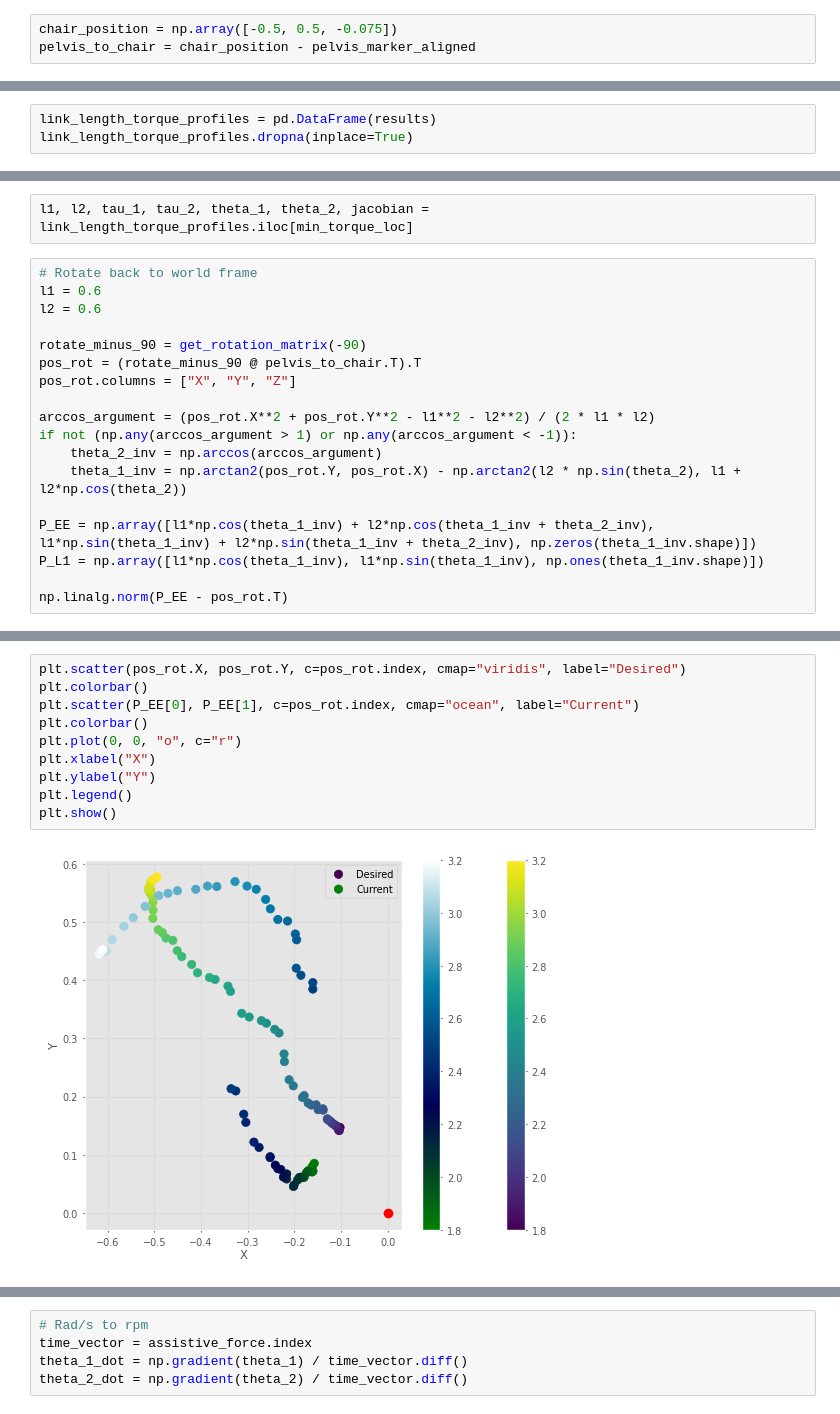
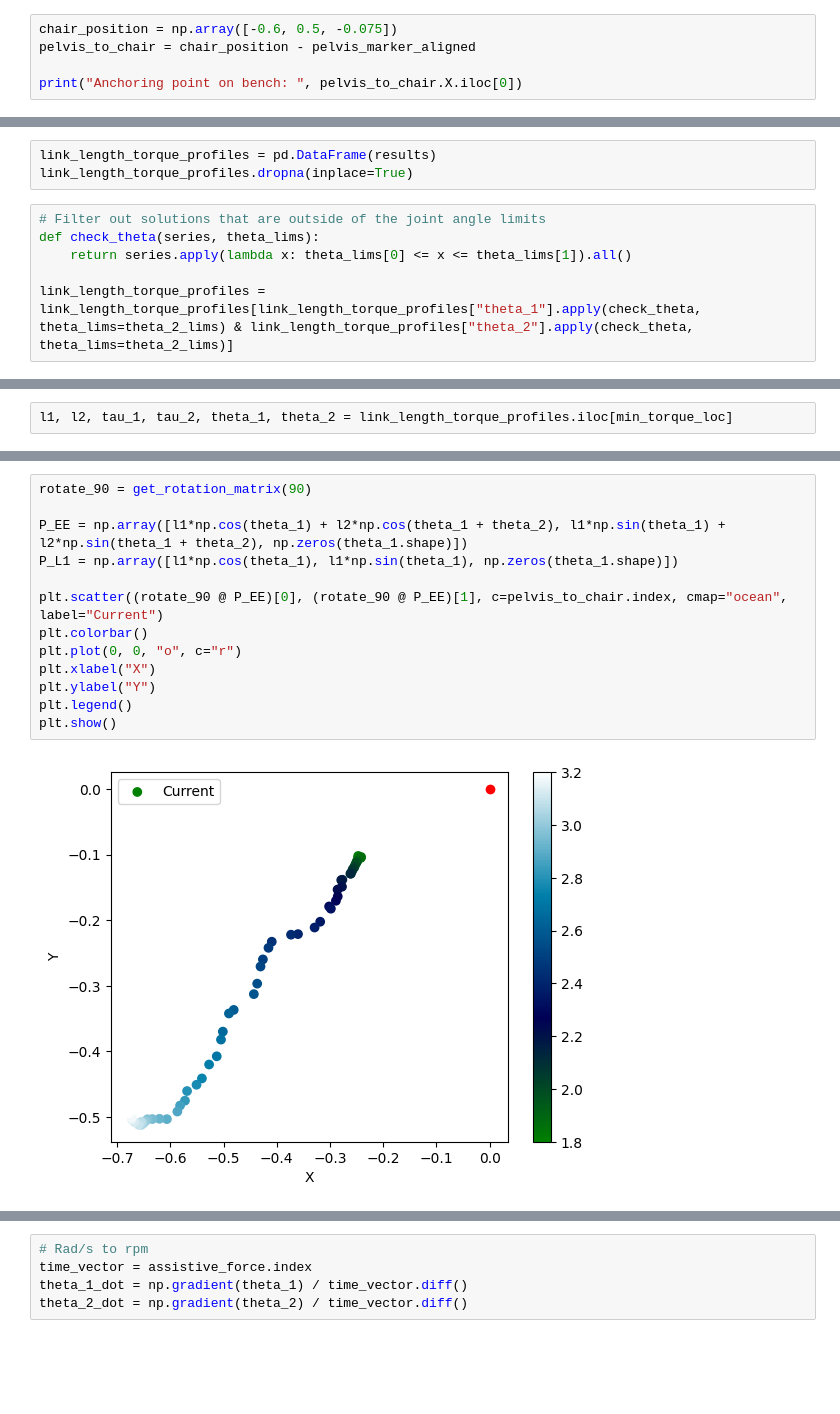
Before and after one commit to Harvard-Slade-Lab/assistive-arm, a Jupyter notebook: notebooks/optimal_length.ipynb, the cells around one changed output, grey strips where cells are left out. Cells and saved outputs as stored; diff of their text form; blank space fills up the shorter version.

```diff
--- a/notebooks/optimal_length.ipynb
+++ b/notebooks/optimal_length.ipynb
@@ -67,5 +69,7 @@ assistive_force *= 100
 # %% [markdown]
 ### Get distance vector from pelvis to anchor point
 # %%
-chair_position = np.array([-0.5, 0.5, -0.075])
+chair_position = np.array([-0.6, 0.5, -0.075])
 pelvis_to_chair = chair_position - pelvis_marker_aligned
+
+print("Anchoring point on bench: ", pelvis_to_chair.X.iloc[0])
@@ -168,3 +170,9 @@ Minimum stretched length:  0.8125806578745655
 # %%
 link_length_torque_profiles = pd.DataFrame(results)
 link_length_torque_profiles.dropna(inplace=True)
+# %%
+# Filter out solutions that are outside of the joint angle limits
+def check_theta(series, theta_lims):
+    return series.apply(lambda x: theta_lims[0] <= x <= theta_lims[1]).all()
+
+link_length_torque_profiles = link_length_torque_profiles[link_length_torque_profiles["theta_1"].apply(check_theta, theta_lims=theta_2_lims) & link_length_torque_profiles["theta_2"].apply(check_theta, theta_lims=theta_2_lims)]
@@ -187,20 +191,2 @@ Text(0, 0.5, 'Peak tau_2')
 # %%
-l1, l2, tau_1, tau_2, theta_1, theta_2, jacobian = link_length_torque_profiles.iloc[min_torque_loc]
+l1, l2, tau_1, tau_2, theta_1, theta_2 = link_length_torque_profiles.iloc[min_torque_loc]
-# %%
-# Rotate back to world frame
-l1 = 0.6
-l2 = 0.6
-
-rotate_minus_90 = get_rotation_matrix(-90)
-pos_rot = (rotate_minus_90 @ pelvis_to_chair.T).T
-pos_rot.columns = ["X", "Y", "Z"]
-
-arccos_argument = (pos_rot.X**2 + pos_rot.Y**2 - l1**2 - l2**2) / (2 * l1 * l2)
-if not (np.any(arccos_argument > 1) or np.any(arccos_argument < -1)):
-    theta_2_inv = np.arccos(arccos_argument)
-    theta_1_inv = np.arctan2(pos_rot.Y, pos_rot.X) - np.arctan2(l2 * np.sin(theta_2), l1 + l2*np.cos(theta_2))
-
-P_EE = np.array([l1*np.cos(theta_1_inv) + l2*np.cos(theta_1_inv + theta_2_inv), l1*np.sin(theta_1_inv) + l2*np.sin(theta_1_inv + theta_2_inv), np.zeros(theta_1_inv.shape)])
-P_L1 = np.array([l1*np.cos(theta_1_inv), l1*np.sin(theta_1_inv), np.ones(theta_1_inv.shape)])
-
-np.linalg.norm(P_EE - pos_rot.T)
@@ -226,12 +236,15 @@ PyPlot3D backend, t = 0.05, scene:
 # %%
-plt.scatter(pos_rot.X, pos_rot.Y, c=pos_rot.index, cmap="viridis", label="Desired")
-plt.colorbar()
-plt.scatter(P_EE[0], P_EE[1], c=pos_rot.index, cmap="ocean", label="Current")
+rotate_90 = get_rotation_matrix(90)
+
+P_EE = np.array([l1*np.cos(theta_1) + l2*np.cos(theta_1 + theta_2), l1*np.sin(theta_1) + l2*np.sin(theta_1 + theta_2), np.zeros(theta_1.shape)])
+P_L1 = np.array([l1*np.cos(theta_1), l1*np.sin(theta_1), np.zeros(theta_1.shape)])
+
+plt.scatter((rotate_90 @ P_EE)[0], (rotate_90 @ P_EE)[1], c=pelvis_to_chair.index, cmap="ocean", label="Current")
 plt.colorbar()
 plt.plot(0, 0, "o", c="r")
 plt.xlabel("X")
 plt.ylabel("Y")
 plt.legend()
 plt.show()
 # %% [output]
-[figure, old version]
+[figure, new version]
```
Also changed, not shown: parts of 17 cells of this notebook.
